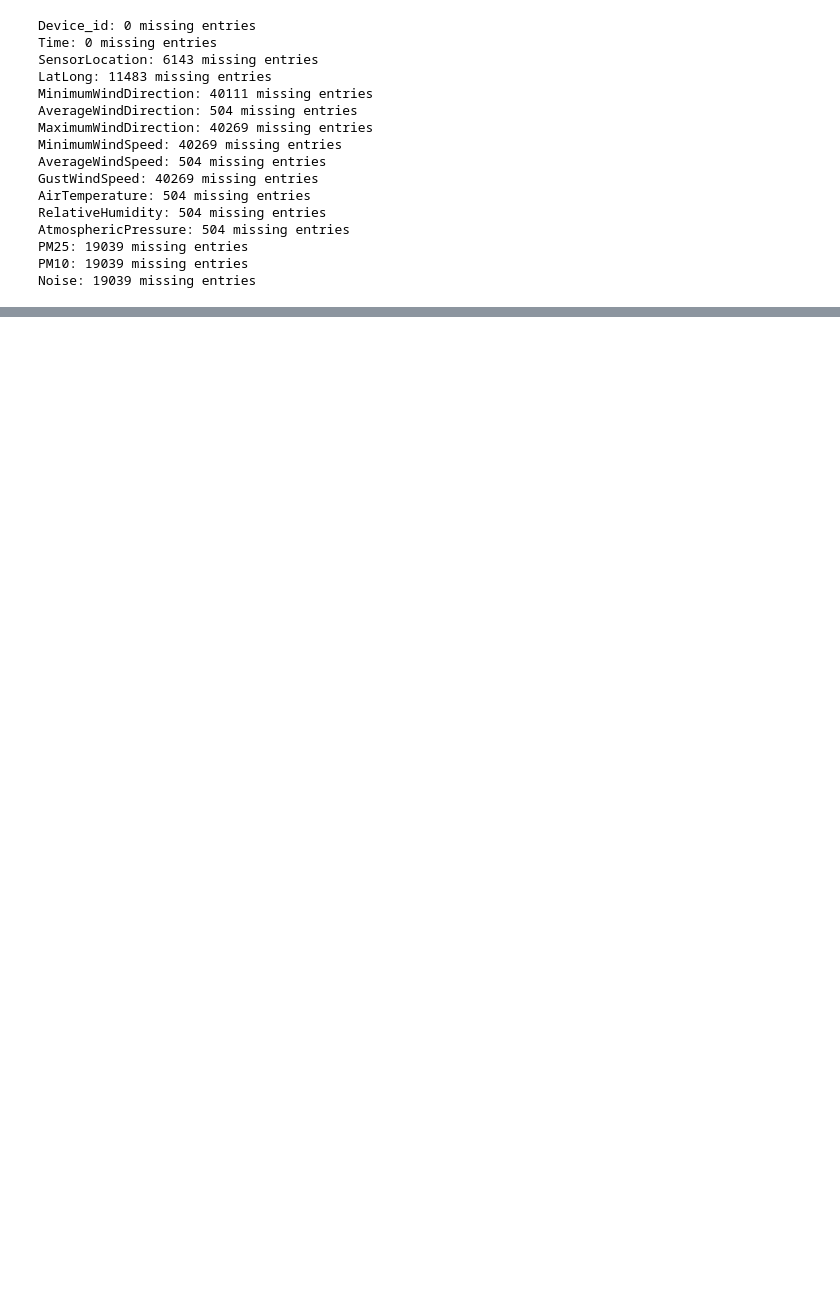
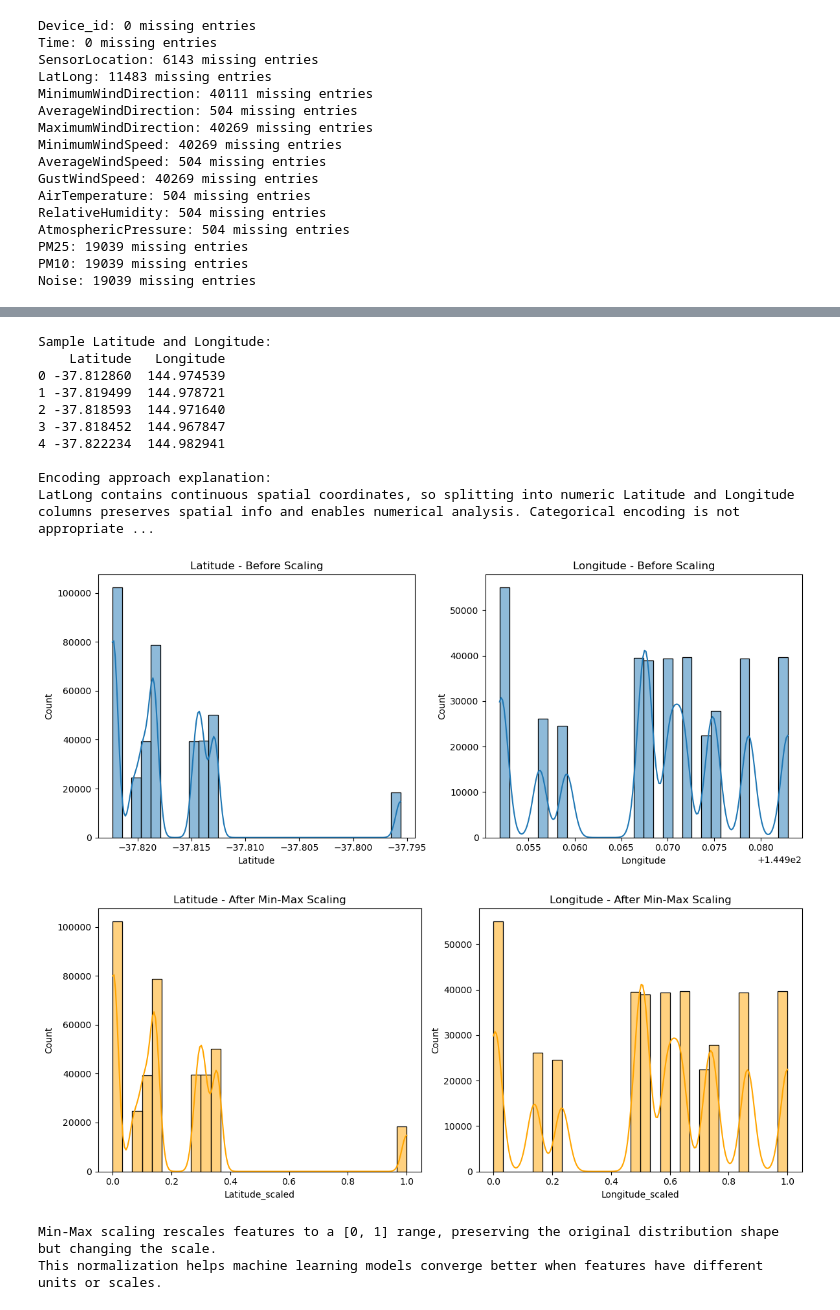
Before and after one commit to BhuvanPS/Machine-Learning-, a Jupyter notebook: Data_PreProcessing/Task1.ipynb, the cells around one changed output, grey strips where cells are left out. Saved outputs shown, nothing was run; the diff lists cells and outputs as text; code cells hidden in the pictures; blank space fills up the shorter version.

Commit message:
MinMax Scaling along with geospatial data encoding

```diff
--- a/Data_PreProcessing/Task1.ipynb
+++ b/Data_PreProcessing/Task1.ipynb
@@ -83,0 +150,64 @@ Noise: 18839 missing entries
+# %%
+# 4. Split LatLong into Latitude and Longitude (appropriate numeric encoding)
+df_cleaned[['Latitude', 'Longitude']] = df_cleaned['LatLong'].str.strip('()').str.split(',', expand=True)
+df_cleaned['Latitude'] = df_cleaned['Latitude'].astype(float)
+df_cleaned['Longitude'] = df_cleaned['Longitude'].astype(float)
+
+print("\nSample Latitude and Longitude:")
+print(df_cleaned[['Latitude', 'Longitude']].head())
+
+print("\nEncoding approach explanation:")
+print("LatLong contains continuous spatial coordinates, so splitting into numeric Latitude and Longitude columns preserves spatial info and enables numerical analysis. Categorical encoding is not appropriate.")
+
+# 5. Min-Max scaling on continuous features and plot distributions before and after
+
+features_to_scale = ['Latitude', 'Longitude']
+
+# Plot before scaling
+plt.figure(figsize=(12,5))
+plt.subplot(1,2,1)
+sns.histplot(df_cleaned['Latitude'], bins=30, kde=True)
+plt.title('Latitude - Before Scaling')
+plt.subplot(1,2,2)
+sns.histplot(df_cleaned['Longitude'], bins=30, kde=True)
+plt.title('Longitude - Before Scaling')
+plt.tight_layout()
+plt.show()
+
+# Apply Min-Max Scaling
+scaler = MinMaxScaler()
+scaled_values = scaler.fit_transform(df_cleaned[features_to_scale])
+
+df_cleaned['Latitude_scaled'] = scaled_values[:, 0]
+df_cleaned['Longitude_scaled'] = scaled_values[:, 1]
+
+# Plot after scaling
+plt.figure(figsize=(12,5))
+plt.subplot(1,2,1)
+sns.histplot(df_cleaned['Latitude_scaled'], bins=30, kde=True, color='orange')
+plt.title('Latitude - After Min-Max Scaling')
+plt.subplot(1,2,2)
+sns.histplot(df_cleaned['Longitude_scaled'], bins=30, kde=True, color='orange')
+plt.title('Longitude - After Min-Max Scaling')
+plt.tight_layout()
+plt.show()
+
+print("""
+Min-Max scaling rescales features to a [0, 1] range, preserving the original distribution shape but changing the scale.
+This normalization helps machine learning models converge better when features have different units or scales.
+""")
+# %% [output]
+Sample Latitude and Longitude:
+    Latitude   Longitude
+0 -37.812860  144.974539
+1 -37.819499  144.978721
+2 -37.818593  144.971640
+3 -37.818452  144.967847
+4 -37.822234  144.982941
+
+Encoding approach explanation:
+LatLong contains continuous spatial coordinates, so splitting into numeric Latitude and Longitude columns preserves spatial info and enables numerical analysis. Categorical encoding is not appropriate ...
+[figure, added]
+[figure, added]
+Min-Max scaling rescales features to a [0, 1] range, preserving the original distribution shape but changing the scale.
+This normalization helps machine learning models converge better when features have different units or scales.
```
Also changed, not shown: parts of 12 cells of this notebook.
